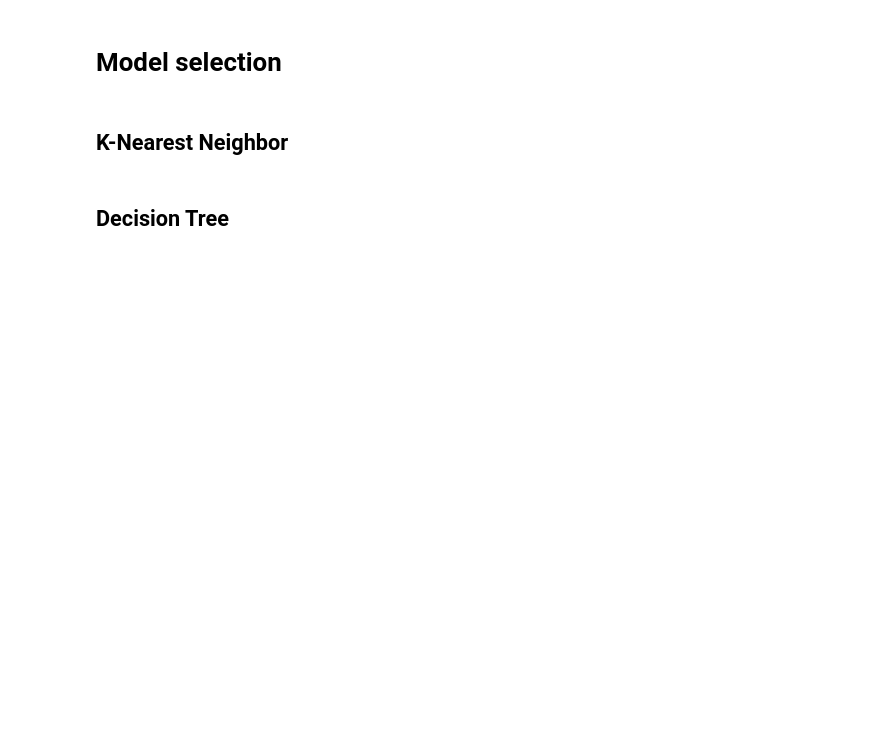
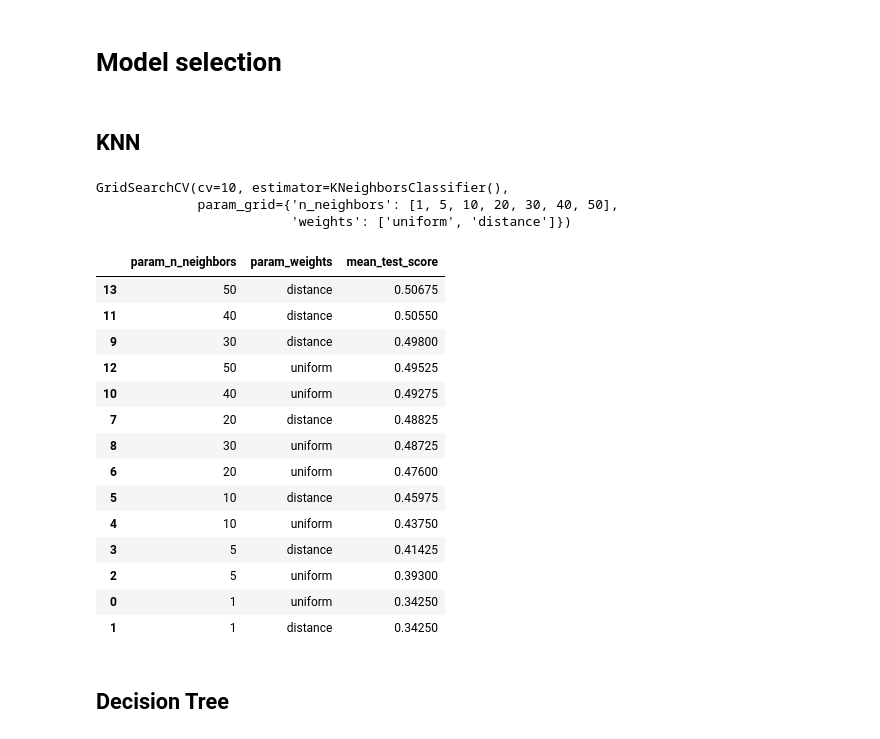
Before and after one commit to hoverslam/ml-projects, a Jupyter notebook: location/location.ipynb, the cells around one changed output. Drawn from its saved outputs; the diff is of its cells as text; code cells hidden in the pictures; blank space fills up the shorter version.

```diff
--- a/location/location.ipynb
+++ b/location/location.ipynb
@@ -102,4 +95,2 @@ ValueError: Could not interpret input 'class'
 # %% [markdown]
 # Model selection
-# %% [markdown]
-## K-Nearest Neighbor
@@ -120,2 +100,32 @@ knn = {
+# %% [markdown]
+## KNN
+# %%
+parameters = {"n_neighbors":[1, 5, 10, 20, 30, 40, 50], "weights":["uniform", "distance"]}
+knn = GridSearchCV(neighbors.KNeighborsClassifier(), parameters, cv=cv, verbose=verbose)
+knn.fit(X, y)
+# %% [output]
+GridSearchCV(cv=10, estimator=KNeighborsClassifier(),
+             param_grid={'n_neighbors': [1, 5, 10, 20, 30, 40, 50],
+                         'weights': ['uniform', 'distance']})
+# %%
+knn_results = pd.DataFrame(knn.cv_results_)
+knn_results= knn_results[["param_n_neighbors", "param_weights", "mean_test_score"]]
+knn_results.sort_values(["mean_test_score"], ascending=False)
+# %% [output]
+|  | param_n_neighbors | param_weights | mean_test_score |
+| 13 | 50 | distance | 0.50675 |
+| 11 | 40 | distance | 0.50550 |
+| 9 | 30 | distance | 0.49800 |
+| 12 | 50 | uniform | 0.49525 |
+| 10 | 40 | uniform | 0.49275 |
+| 7 | 20 | distance | 0.48825 |
+| 8 | 30 | uniform | 0.48725 |
+| 6 | 20 | uniform | 0.47600 |
+| 5 | 10 | distance | 0.45975 |
+| 4 | 10 | uniform | 0.43750 |
+| 3 | 5 | distance | 0.41425 |
+| 2 | 5 | uniform | 0.39300 |
+| 0 | 1 | uniform | 0.34250 |
+| 1 | 1 | distance | 0.34250 |
 # %% [markdown]
 ## Decision Tree
```
Also changed, not shown: parts of 50 cells of this notebook.
